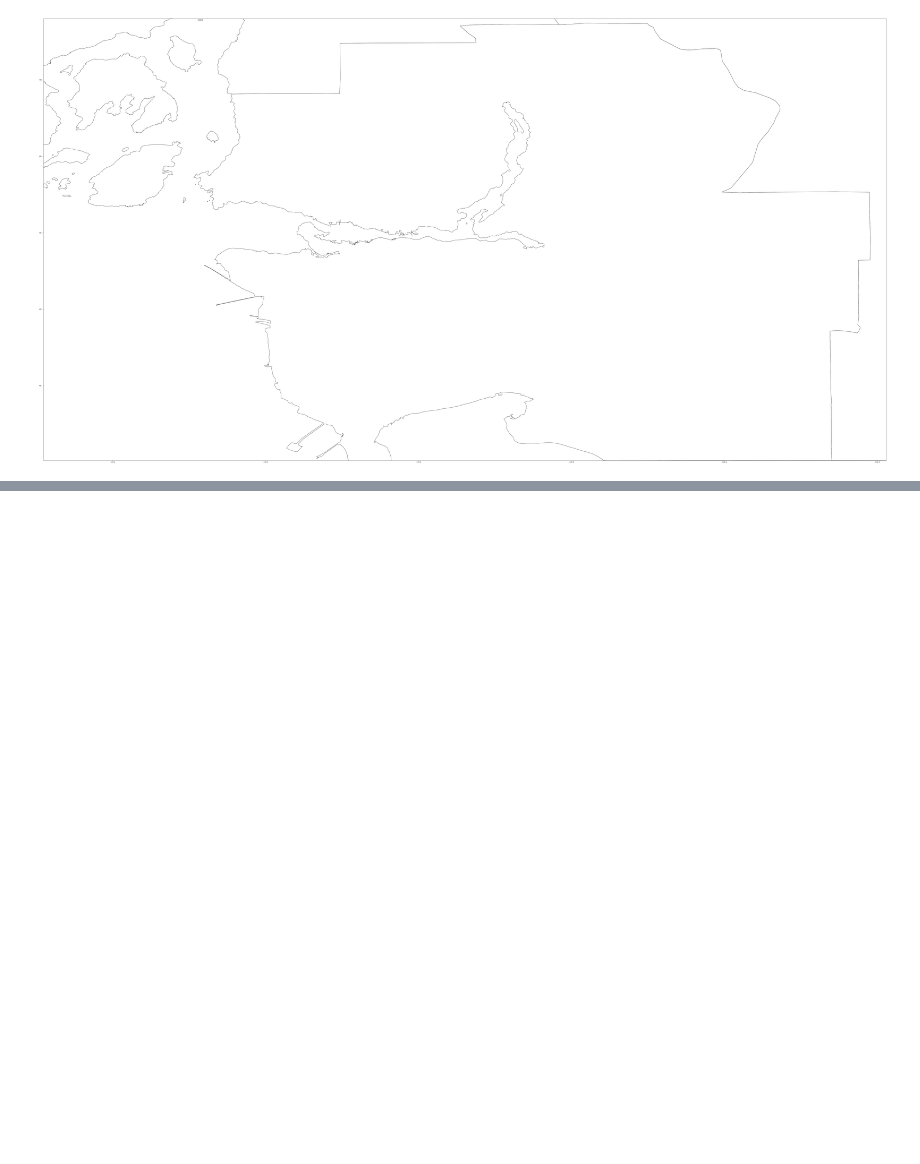
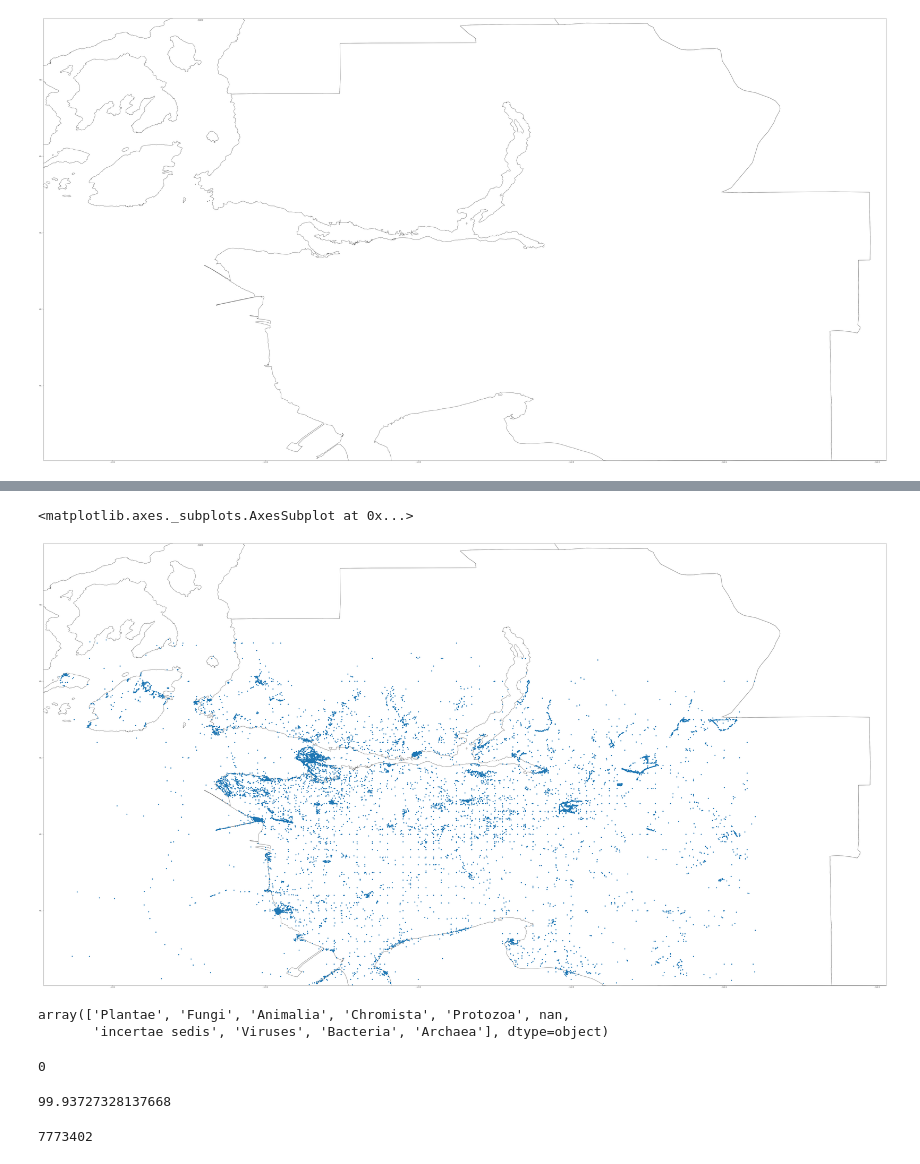
Before and after one commit to raghavaggsss/DSSG19BioDiv, a Jupyter notebook: Geopandas_coordinate.ipynb, the cells around one changed output, grey strips where cells are left out. Drawn from its saved outputs; the diff is of its cells as text; code cells hidden in the pictures; blank space fills up the shorter version.

```diff
--- a/Geopandas_coordinate.ipynb
+++ b/Geopandas_coordinate.ipynb
@@ -33,3 +29,9 @@ van.plot(ax = ax, color='white', edgecolor='black',)
 # %% [output]
 <matplotlib.axes._subplots.AxesSubplot at 0x...>
 [figure]
+# %%
+df = pd.read_csv("GBif_Excluding_E-Birds.csv", delimiter="\t", low_memory=False)
+# %%
+geometry = [Point(xy) for xy in zip (df['decimalLongitude'], df['decimalLatitude'])]
+# %%
+geo_df = gpd.GeoDataFrame(df, geometry = geometry, crs = {'init': 'epsg:4326'})
@@ -35,0 +59,19 @@ van.plot(ax = ax, color='white', edgecolor='black',)
+# %%
+fig, ax = plt.subplots(figsize = (100,100))
+ax.set_ylim(49.002196,49.580115)
+ax.set_xlim(-123.490034, -122.387677)
+# TODO: Make the boundries darker
+van.plot(ax = ax, color='white', edgecolor='black',)
+geo_df.plot(ax = ax)
+# %% [output]
+<matplotlib.axes._subplots.AxesSubplot at 0x...>
+[figure, added]
+# %%
+df.kingdom.unique()
+# %% [output]
+array(['Plantae', 'Fungi', 'Animalia', 'Chromista', 'Protozoa', nan,
+       'incertae sedis', 'Viruses', 'Bacteria', 'Archaea'], dtype=object)
+# %%
+df[df['scientificName'].isnull()].size
+# %% [output]
+0
@@ -35,0 +80,8 @@ van.plot(ax = ax, color='white', edgecolor='black',)
+# %%
+(100.0 *df_species_diff_sciName.size) / df.size
+# %% [output]
+99.93727328137668
+# %%
+df.size
+# %% [output]
+7773402
```
Also changed, not shown: parts of 29 cells of this notebook, 2 other files.
